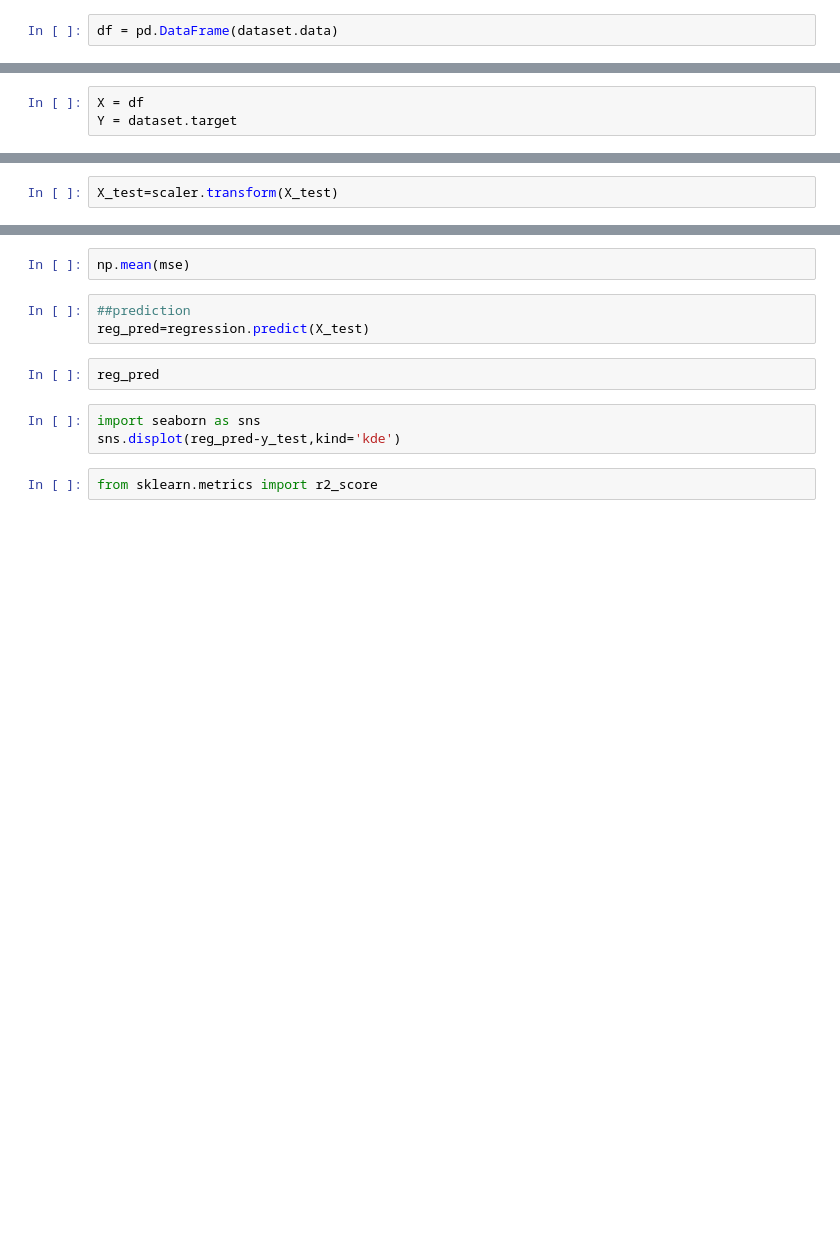
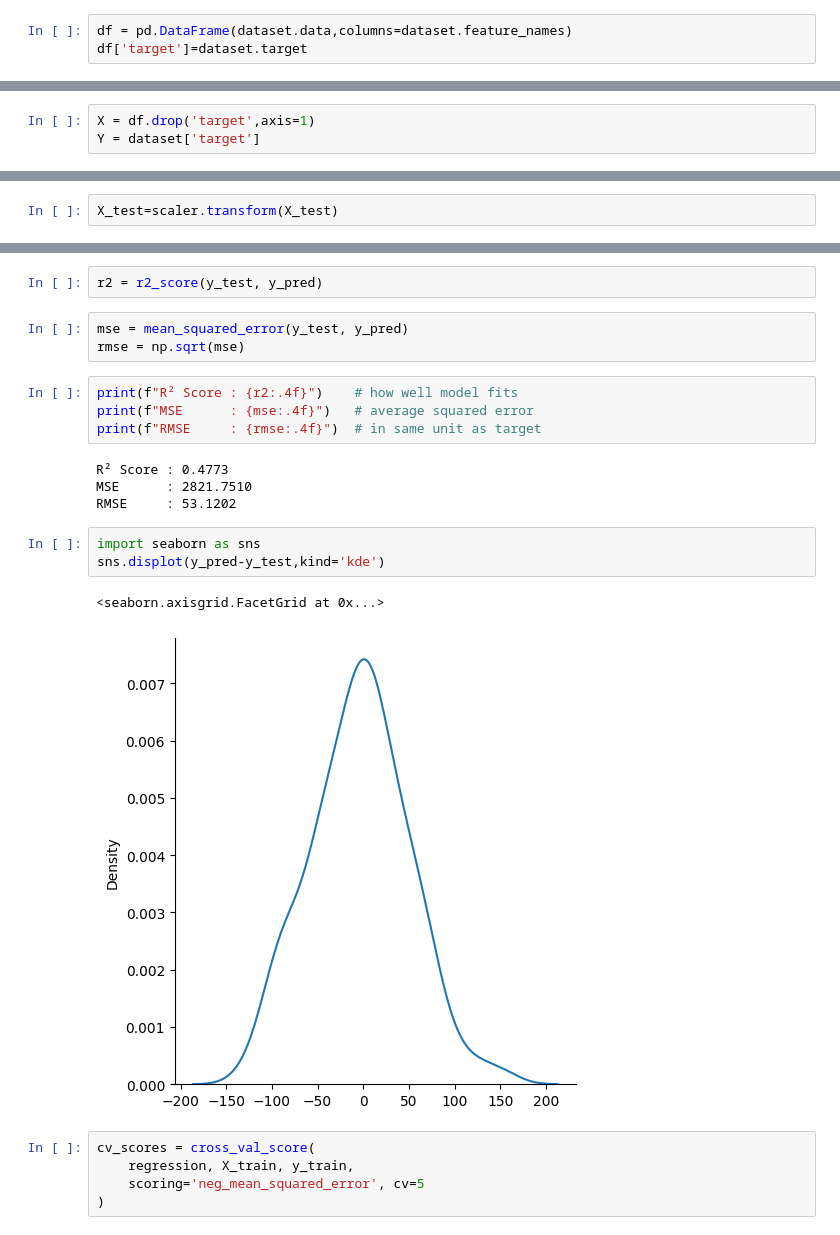
Before and after one commit to AkshitaSharma211/ml-journey, a Jupyter notebook: 01_linear_regression.ipynb, the cells around one changed output, grey strips where cells are left out. Drawn from its saved outputs; the diff is of its cells as text; blank space fills up the shorter version.

Commit message:
feat: linear regression working - r2=0.47, rmse=53.12 and added cross validation - cv mean mse=3167, std=241

```diff
--- a/01_linear_regression.ipynb
+++ b/01_linear_regression.ipynb
@@ -13,4 +31,5 @@ dataset
 # %%
-df = pd.DataFrame(dataset.data)
+df = pd.DataFrame(dataset.data,columns=dataset.feature_names)
+df['target']=dataset.target
 # %%
 df
@@ -19,4 +61,4 @@ df.head()
 # %%
-X = df
-Y = dataset.target
+X = df.drop('target',axis=1)
+Y = dataset['target']
 # %%
@@ -49,13 +116,25 @@ mse=cross_val_score(regression,X_train,y_train,scoring='neg_mean_squared_error',
 # %%
-np.mean(mse)
+r2 = r2_score(y_test, y_pred)
 # %%
-##prediction
-reg_pred=regression.predict(X_test)
+mse = mean_squared_error(y_test, y_pred)
+rmse = np.sqrt(mse)
 # %%
-reg_pred
+print(f"R² Score : {r2:.4f}")    # how well model fits
+print(f"MSE      : {mse:.4f}")   # average squared error
+print(f"RMSE     : {rmse:.4f}")  # in same unit as target
+# %% [output]
+R² Score : 0.4773
+MSE      : 2821.7510
+RMSE     : 53.1202
 # %%
 import seaborn as sns
-sns.displot(reg_pred-y_test,kind='kde')
+sns.displot(y_pred-y_test,kind='kde')
+# %% [output]
+<seaborn.axisgrid.FacetGrid at 0x...>
+[figure, added]
 # %%
-from sklearn.metrics import r2_score
+cv_scores = cross_val_score(
+    regression, X_train, y_train,
+    scoring='neg_mean_squared_error', cv=5
+)
 # %%
```
Also changed, not shown: parts of 12 cells of this notebook.
